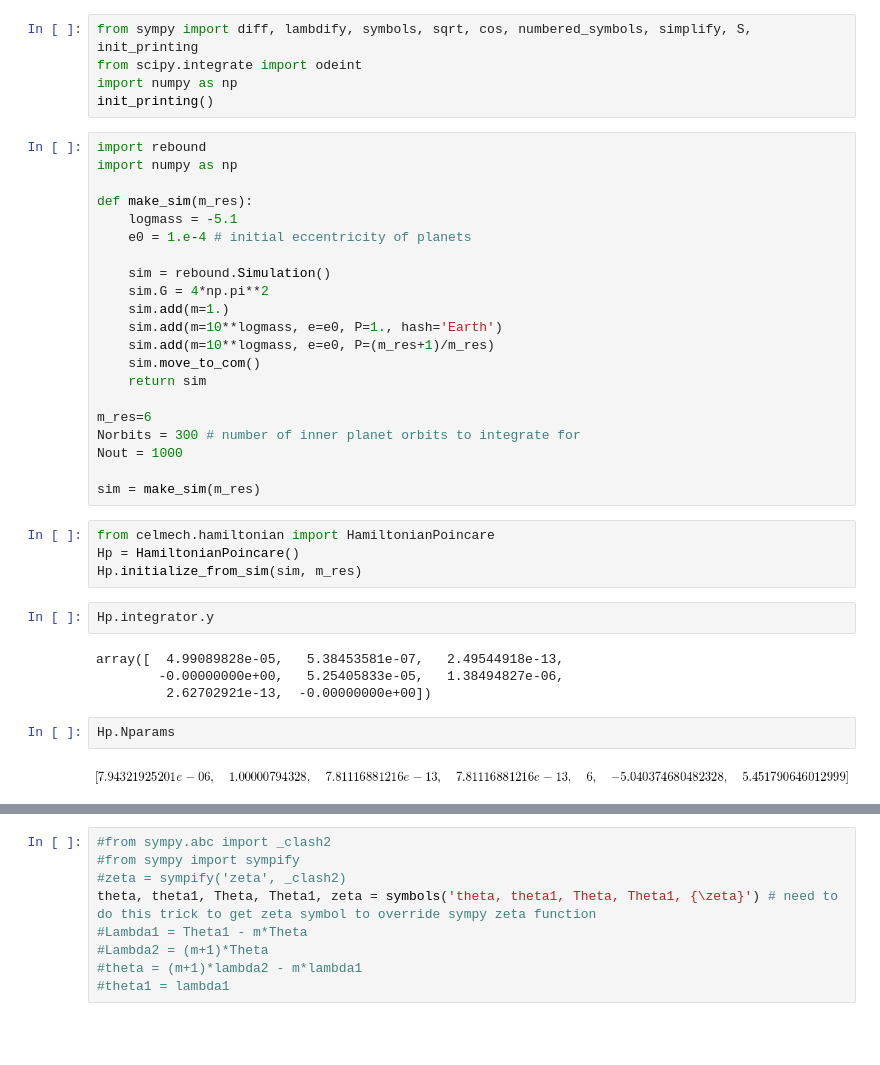
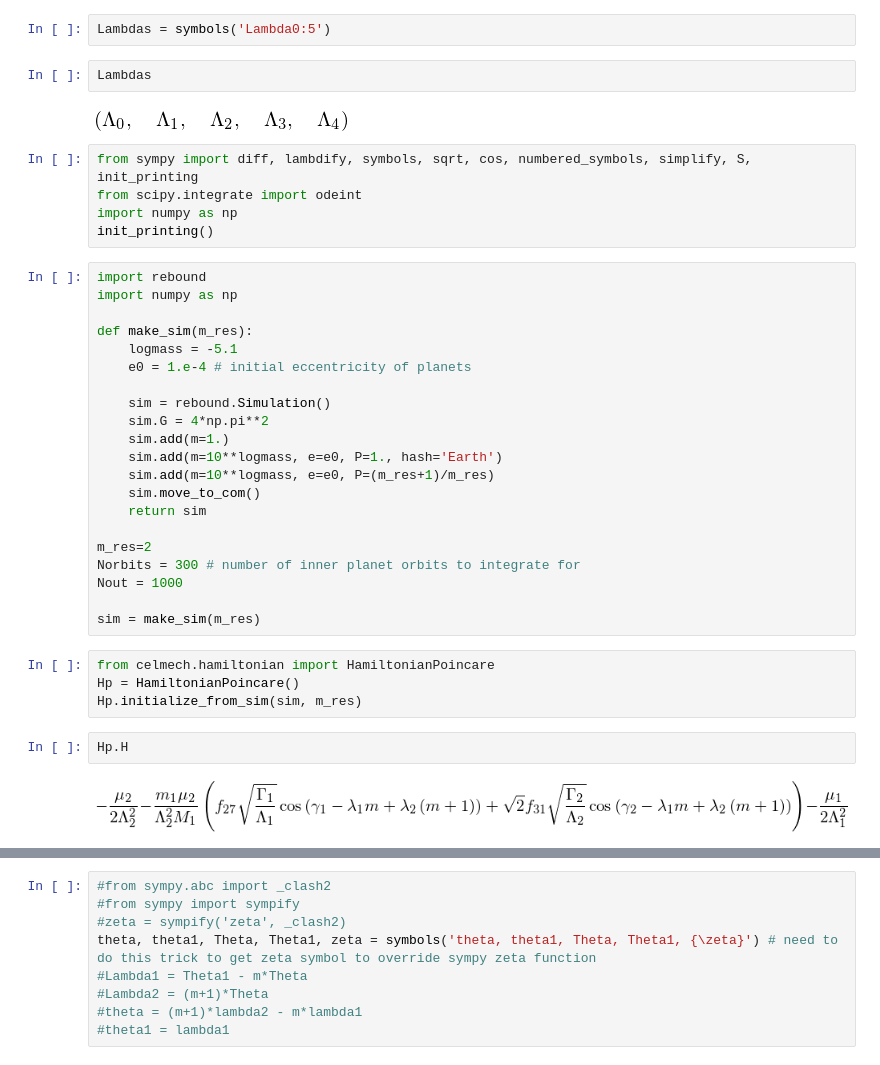
Before and after one commit to shadden/celmech, a Jupyter notebook: MMR.ipynb, the cells around one changed output, grey strips where cells are left out. Cells and saved outputs as stored; diff of their text form; blank space fills up the shorter version.

```diff
--- a/MMR.ipynb
+++ b/MMR.ipynb
@@ -1,3 +1,9 @@
+# %%
+Lambdas = symbols('Lambda0:5')
+# %%
+Lambdas
+# %% [output]
+[figure, added]
 # %%
 from sympy import diff, lambdify, symbols, sqrt, cos, numbered_symbols, simplify, S, init_printing
 from scipy.integrate import odeint
@@ -19,7 +25,7 @@ def make_sim(m_res):
     sim.move_to_com()
     return sim
 
-m_res=6
+m_res=2
 Norbits = 300 # number of inner planet orbits to integrate for
 Nout = 1000
 
@@ -28,13 +34,7 @@ sim = make_sim(m_res)
 from celmech.hamiltonian import HamiltonianPoincare
 Hp = HamiltonianPoincare()
 Hp.initialize_from_sim(sim, m_res)
-# %%
-Hp.integrator.y
-# %% [output]
-array([  4.99089828e-05,   5.38453581e-07,   2.49544918e-13,
-        -0.00000000e+00,   5.25405833e-05,   1.38494827e-06,
-         2.62702921e-13,  -0.00000000e+00])
 # %%
-Hp.Nparams
+Hp.H
 # %% [output]
-[figure, old version]
+[figure, new version]
```
Also changed, not shown: parts of 8 cells of this notebook, 1 other file.
